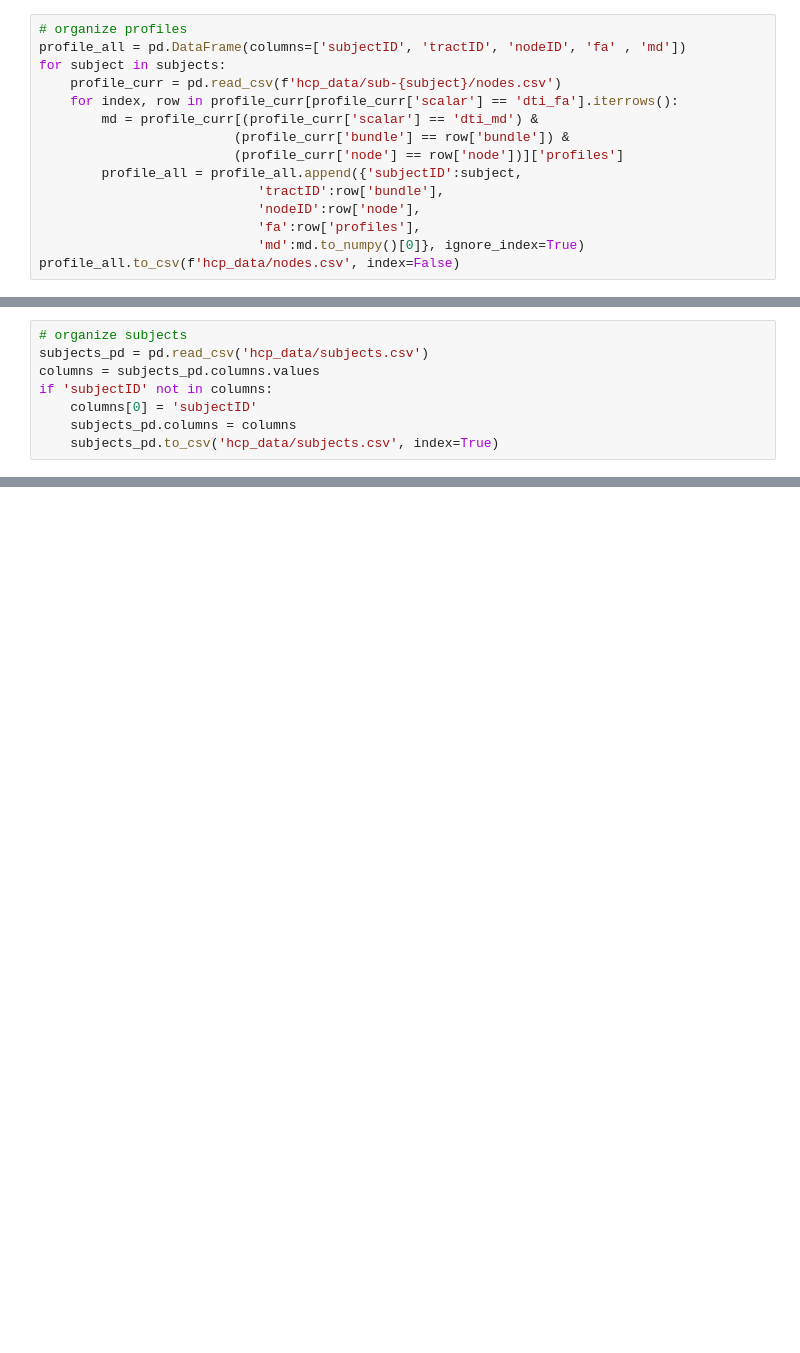
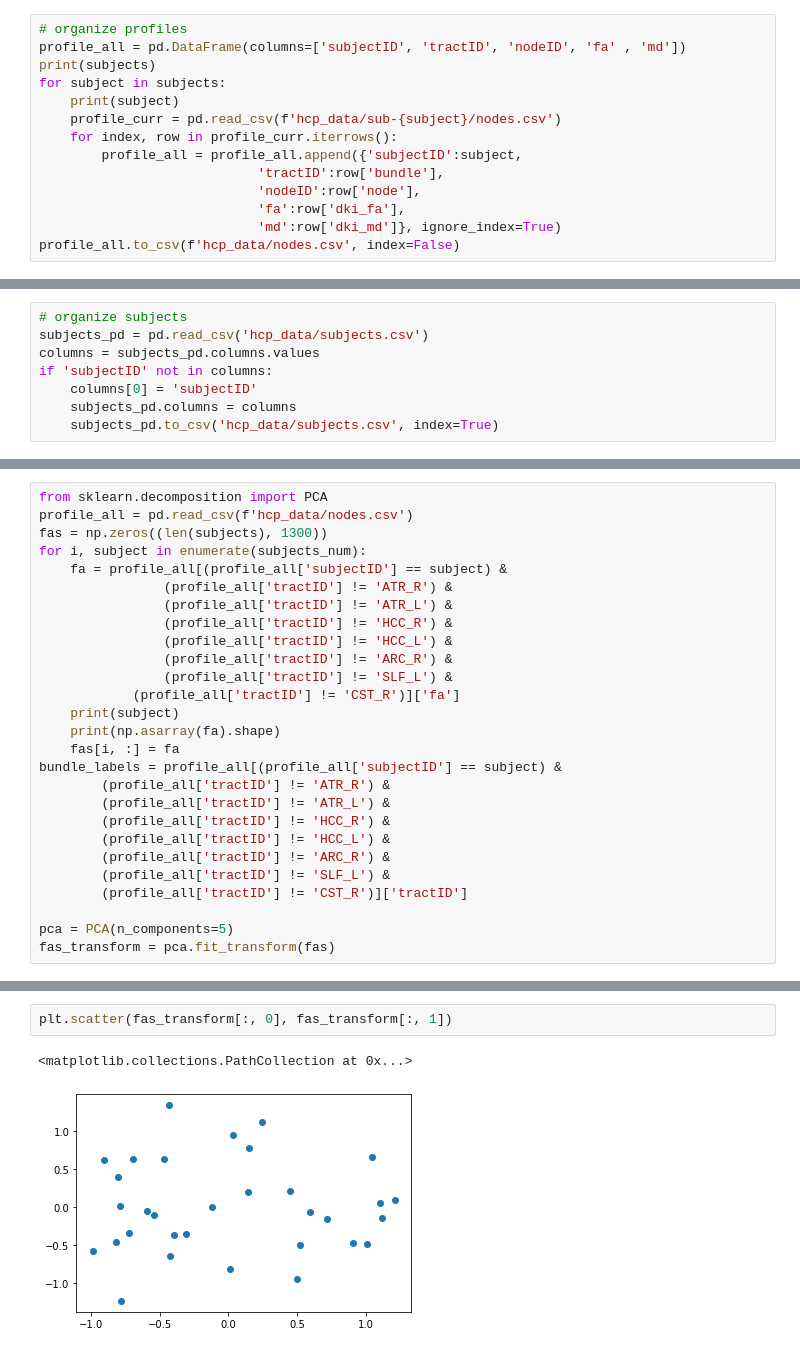
Before and after one commit to 36000/pyAFQ-scripts, a Jupyter notebook: hcp_insight.ipynb, the cells around one changed output, grey strips where cells are left out. Saved outputs shown, nothing was run; the diff lists cells and outputs as text; blank space fills up the shorter version.

```diff
--- a/hcp_insight.ipynb
+++ b/hcp_insight.ipynb
@@ -34,15 +100,14 @@ subject 101208 profiles not found
 # %%
 # organize profiles
 profile_all = pd.DataFrame(columns=['subjectID', 'tractID', 'nodeID', 'fa' , 'md'])
+print(subjects)
 for subject in subjects:
+    print(subject)
     profile_curr = pd.read_csv(f'hcp_data/sub-{subject}/nodes.csv')
-    for index, row in profile_curr[profile_curr['scalar'] == 'dti_fa'].iterrows():
-        md = profile_curr[(profile_curr['scalar'] == 'dti_md') &
-                         (profile_curr['bundle'] == row['bundle']) &
-                         (profile_curr['node'] == row['node'])]['profiles']
+    for index, row in profile_curr.iterrows():
         profile_all = profile_all.append({'subjectID':subject,
                             'tractID':row['bundle'],
                             'nodeID':row['node'],
-                            'fa':row['profiles'],
-                            'md':md.to_numpy()[0]}, ignore_index=True)
+                            'fa':row['dki_fa'],
+                            'md':row['dki_md']}, ignore_index=True)
 profile_all.to_csv(f'hcp_data/nodes.csv', index=False)
@@ -61,0 +140,27 @@ afq_data = afqi.load_afq_data('hcp_data', "Endurance_AgeAdj") # subjects_pd.colu
+# %%
+from sklearn.decomposition import PCA
+profile_all = pd.read_csv(f'hcp_data/nodes.csv')
+fas = np.zeros((len(subjects), 1300))
+for i, subject in enumerate(subjects_num):
+    fa = profile_all[(profile_all['subjectID'] == subject) &
+                (profile_all['tractID'] != 'ATR_R') &
+                (profile_all['tractID'] != 'ATR_L') &
+                (profile_all['tractID'] != 'HCC_R') &
+                (profile_all['tractID'] != 'HCC_L') &
+                (profile_all['tractID'] != 'ARC_R') &
+                (profile_all['tractID'] != 'SLF_L') &
+            (profile_all['tractID'] != 'CST_R')]['fa']
+    print(subject)
+    print(np.asarray(fa).shape)
+    fas[i, :] = fa
+bundle_labels = profile_all[(profile_all['subjectID'] == subject) &
+        (profile_all['tractID'] != 'ATR_R') &
+        (profile_all['tractID'] != 'ATR_L') &
+        (profile_all['tractID'] != 'HCC_R') &
+        (profile_all['tractID'] != 'HCC_L') &
+        (profile_all['tractID'] != 'ARC_R') &
+        (profile_all['tractID'] != 'SLF_L') &
+        (profile_all['tractID'] != 'CST_R')]['tractID']
+
+pca = PCA(n_components=5)
+fas_transform = pca.fit_transform(fas)
@@ -61,0 +214,5 @@ afq_data = afqi.load_afq_data('hcp_data', "Endurance_AgeAdj") # subjects_pd.colu
+# %%
+plt.scatter(fas_transform[:, 0], fas_transform[:, 1])
+# %% [output]
+<matplotlib.collections.PathCollection at 0x...>
+[figure, added]
```
Also changed, not shown: parts of 25 cells of this notebook, 7 other files.
